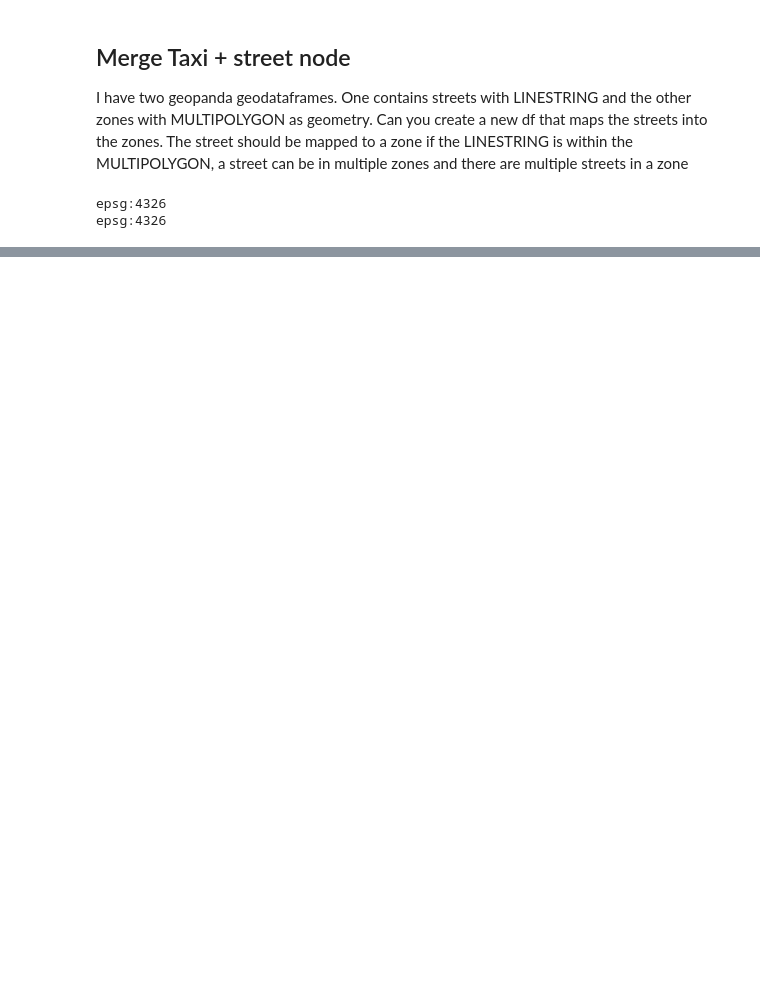
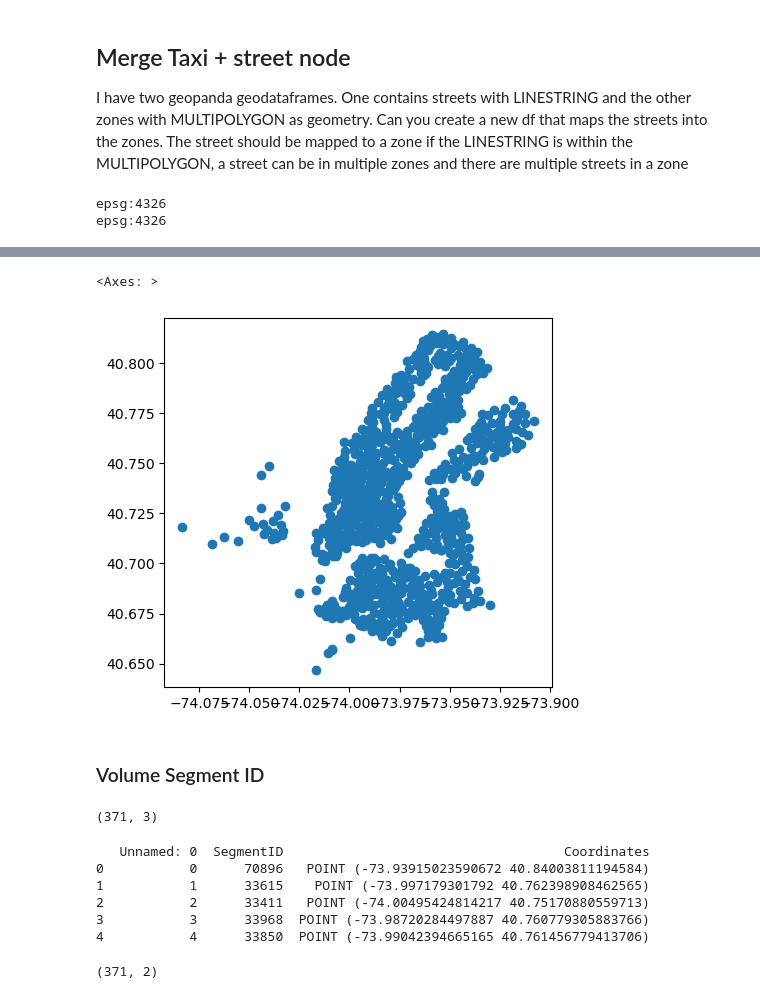
Before and after one commit to EchoCharlieII/ZenZone, a Jupyter notebook: Data_processing/test_osmnx.ipynb, the cells around one changed output, grey strips where cells are left out. Cells and saved outputs as stored; diff of their text form; code cells hidden in the pictures; blank space fills up the shorter version.

```diff
--- a/Data_processing/test_osmnx.ipynb
+++ b/Data_processing/test_osmnx.ipynb
@@ -267,0 +320,20 @@ street_zones
+# %%
+#drop false rows:
+
+bike_df = bike_df.drop(bike_df.index[[742, 790, 800]])
+# %%
+def convert_to_wkt(coord_str):
+    # remove brackets and split string into lat and lon
+    lat, lon = map(float, coord_str.strip(' []').split())
+    # create point and return wkt
+    point = Point(lon, lat)
+    return point.wkt
+
+# apply the function to the GeoLocation column
+bike_df['GeoLocation'] = bike_df['GeoLocation'].apply(convert_to_wkt)
+# %%
+bike_df['GeoLocation'] = bike_df['GeoLocation'].apply(safe_loads)
+
+gdf_bike_df = gpd.GeoDataFrame(bike_df[["station id", "GeoLocation"]], geometry='GeoLocation')
+
+print(gdf_bike_df.shape)
@@ -267,0 +351,21 @@ street_zones
+# %%
+gdf_bike_df.plot()
+# %% [output]
+<Axes: >
+[figure, added]
+# %% [markdown]
+### Volume Segment ID
+# %%
+volume_df = pd.read_csv('volume_SegmentID-Geolocation.csv')
+volume_df.shape
+# %% [output]
+(371, 3)
+# %%
+print(volume_df.head())
+# %% [output]
+   Unnamed: 0  SegmentID                                    Coordinates
+0           0      70896   POINT (-73.93915023590672 40.84003811194584)
+1           1      33615    POINT (-73.997179301792 40.762398908462565)
+2           2      33411   POINT (-74.00495424814217 40.75170880559713)
+3           3      33968  POINT (-73.98720284497887 40.760779305883766)
+4           4      33850  POINT (-73.99042394665165 40.761456779413706)
@@ -267,0 +382,8 @@ street_zones
+# %%
+volume_df['Coordinates'] = volume_df['Coordinates'].apply(safe_loads)
+
+gdf_volume_df = gpd.GeoDataFrame(volume_df[["SegmentID", "Coordinates"]], geometry='Coordinates')
+
+print(gdf_volume_df.shape)
+# %% [output]
+(371, 2)
```
Also changed, not shown: parts of 24 cells of this notebook, 9 other files.
